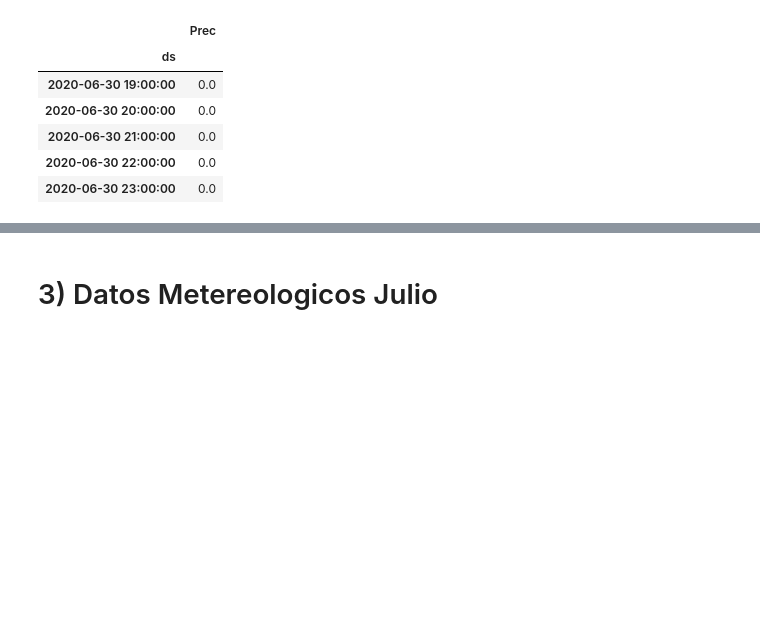
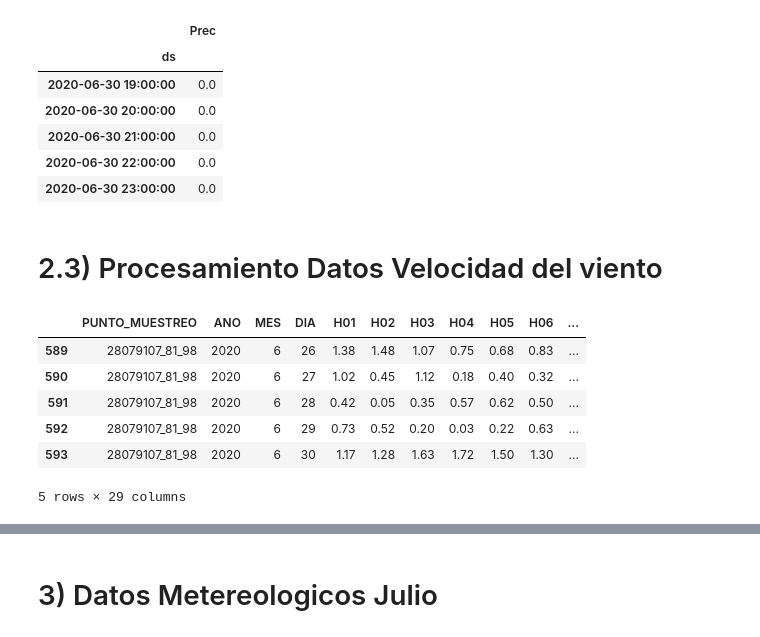
Before and after one commit to Jhonvalencia77/8vo_avance, a Jupyter notebook: Data_Metereologicos.ipynb, the cells around one changed output, grey strips where cells are left out. Drawn from its saved outputs; the diff is of its cells as text; code cells hidden in the pictures; blank space fills up the shorter version.

```diff
--- a/Data_Metereologicos.ipynb
+++ b/Data_Metereologicos.ipynb
@@ -967,3 +1198,25 @@ Data_PrecJun.tail(5)
 | 2020-06-30 21:00:00 | 0.0 |
 | 2020-06-30 22:00:00 | 0.0 |
 | 2020-06-30 23:00:00 | 0.0 |
+# %% [markdown]
+# 2.3) Procesamiento Datos Velocidad del viento
+# %%
+DataFiltrar3 = DataMeteo.loc[DataMeteo.loc[:,'ESTACION'] == 107]
+DataVel = DataFiltrar3.loc[DataFiltrar3.loc[:,'MAGNITUD'] == 81]
+DataVel = DataVel.drop(columns=['PROVINCIA','MUNICIPIO','ESTACION','MAGNITUD','V01','V02','V03','V04','V05','V06','V07','V08','V09','V10','V11','V12','V13','V14','V15','V16','V17','V18','V19','V20','V21','V22','V23','V24'])
+TableVel = DataVel
+# Convertimos los elementos de las columnas "ANO" "MES" "DIA" a string
+TableVel['ANO']= TableVel['ANO'].map(str)
+TableVel['MES']= TableVel['MES'].map(str)
+TableVel['DIA']= TableVel['DIA'].map(str)
+# Ajustamos la columna ds con (-) para posteriormente obtener un timestamp
+TableVel['ds'] = TableVel['ANO'] + '-' + TableVel['MES'] + '-' + TableVel['DIA']
+TableVel.tail(5)
+# %% [output]
+|  | PUNTO_MUESTREO | ANO | MES | DIA | H01 | H02 | H03 | H04 | H05 | H06 | ... |
+| 589 | 28079107_81_98 | 2020 | 6 | 26 | 1.38 | 1.48 | 1.07 | 0.75 | 0.68 | 0.83 | ... |
+| 590 | 28079107_81_98 | 2020 | 6 | 27 | 1.02 | 0.45 | 1.12 | 0.18 | 0.40 | 0.32 | ... |
+| 591 | 28079107_81_98 | 2020 | 6 | 28 | 0.42 | 0.05 | 0.35 | 0.57 | 0.62 | 0.50 | ... |
+| 592 | 28079107_81_98 | 2020 | 6 | 29 | 0.73 | 0.52 | 0.20 | 0.03 | 0.22 | 0.63 | ... |
+| 593 | 28079107_81_98 | 2020 | 6 | 30 | 1.17 | 1.28 | 1.63 | 1.72 | 1.50 | 1.30 | ... |
+5 rows × 29 columns
```
Also changed, not shown: parts of 20 cells of this notebook, 3 other files.
